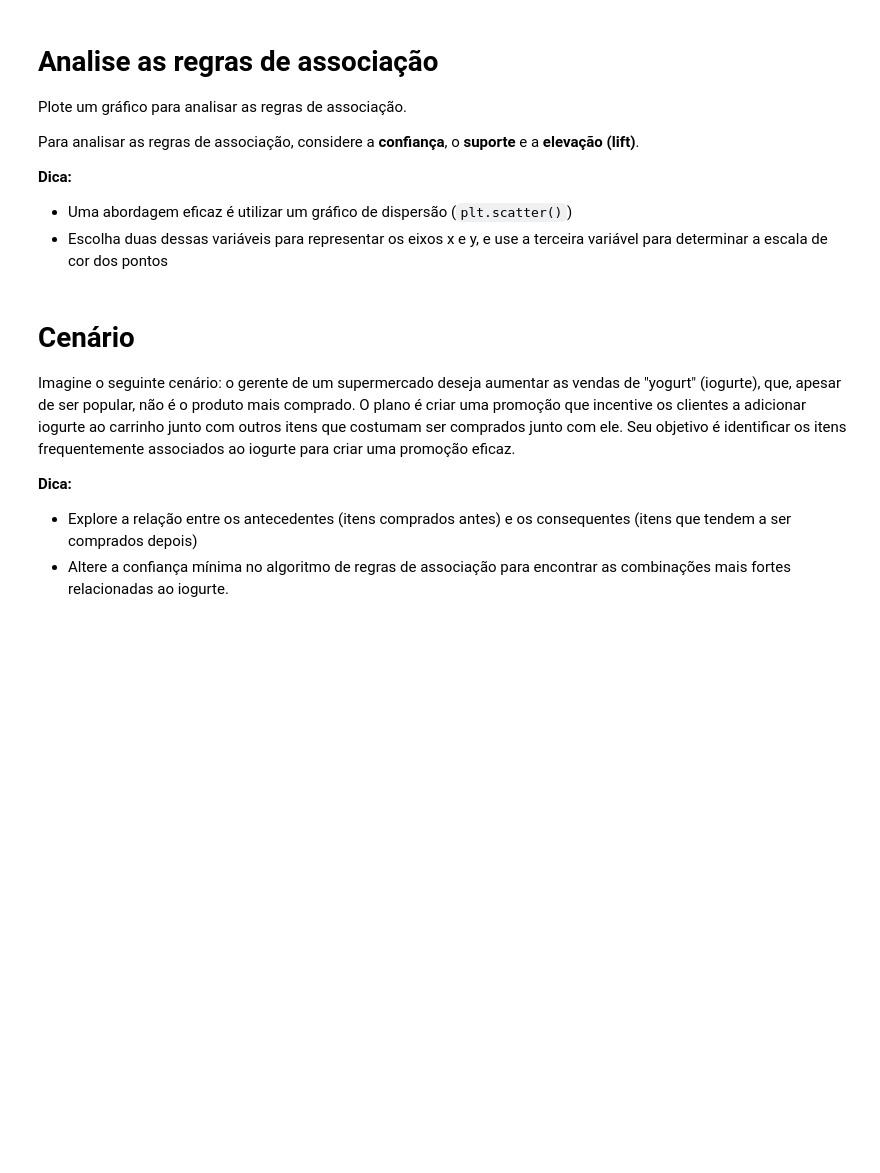
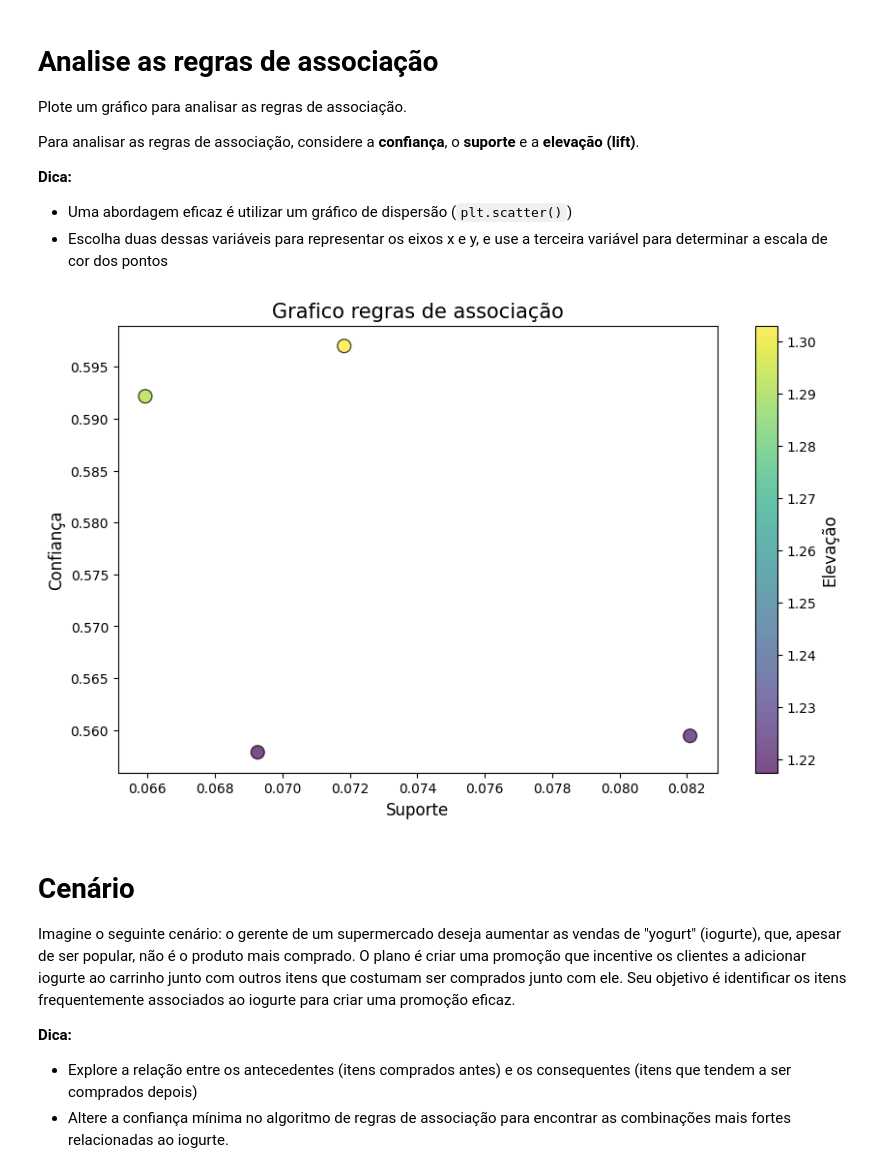
Before and after one commit to Mr-Barros/ENG4502, a Jupyter notebook: Assignment4/Notebook_RegrasAssociação.ipynb, the cells around one changed output. Drawn from its saved outputs; the diff is of its cells as text; code cells hidden in the pictures; blank space fills up the shorter version.

Commit message:
graph

```diff
--- a/Assignment4/Notebook_RegrasAssociação.ipynb
+++ b/Assignment4/Notebook_RegrasAssociação.ipynb
@@ -213,6 +214,19 @@ Para analisar as regras de associação, considere a **confiança**, o **suporte
 
 - Uma abordagem eficaz é utilizar um gráfico de dispersão (`plt.scatter()`)
 - Escolha duas dessas variáveis para representar os eixos x e y, e use a terceira variável para determinar a escala de cor dos pontos
+# %%
+# Scatter plot using support (x), confidence (y), and lift (color scale)
+
+plt.figure(figsize=(10,6))
+scatter = plt.scatter(rules_55['support'], rules_55['confidence'], c=rules_55['lift'], cmap='viridis', s=100, edgecolor='k', alpha=0.7)
+plt.title('Grafico regras de associação', fontsize=15)
+plt.xlabel('Suporte', fontsize=12)
+plt.ylabel('Confiança', fontsize=12)
+colorbar = plt.colorbar(scatter)
+colorbar.set_label('Elevação', fontsize=12)
+plt.show()
+# %% [output]
+[figure, added]
 # %% [markdown]
 # **Cenário**
 
```
Also changed, not shown: parts of 1 cell of this notebook.
